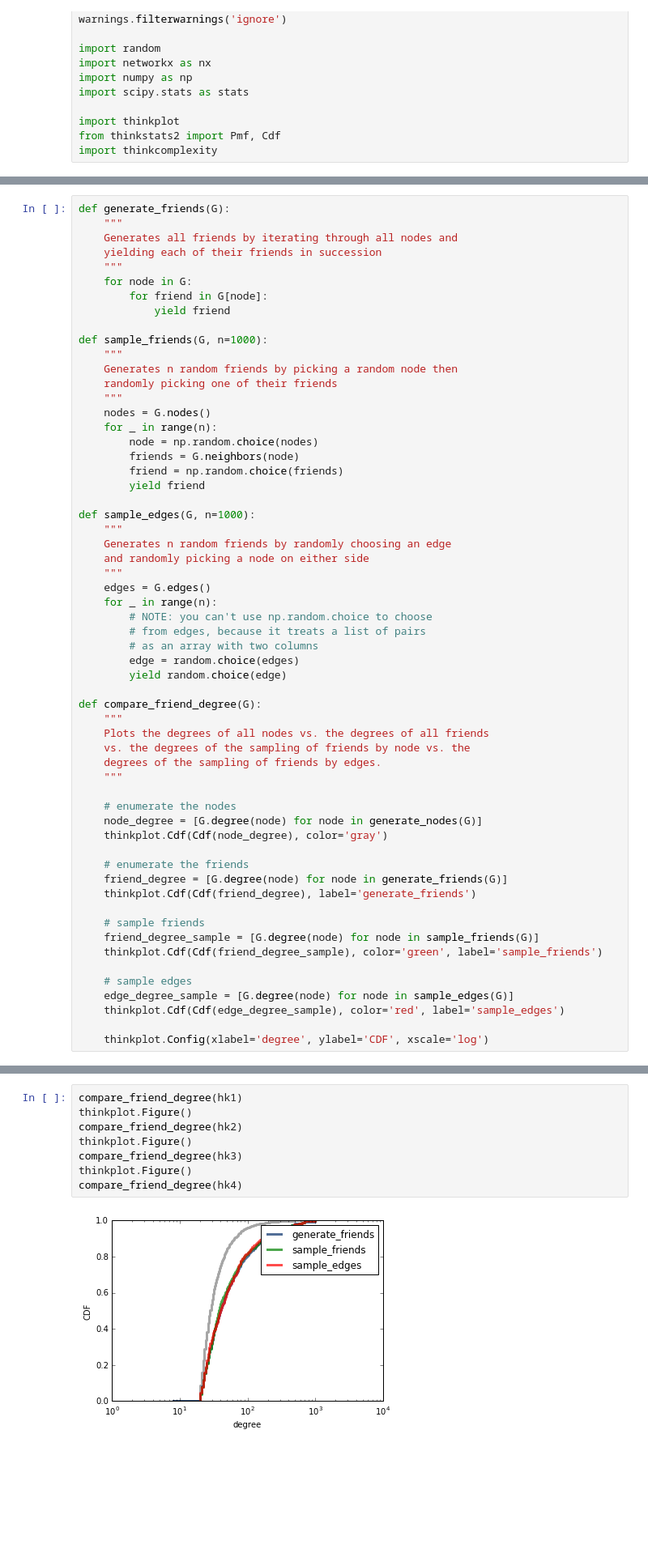
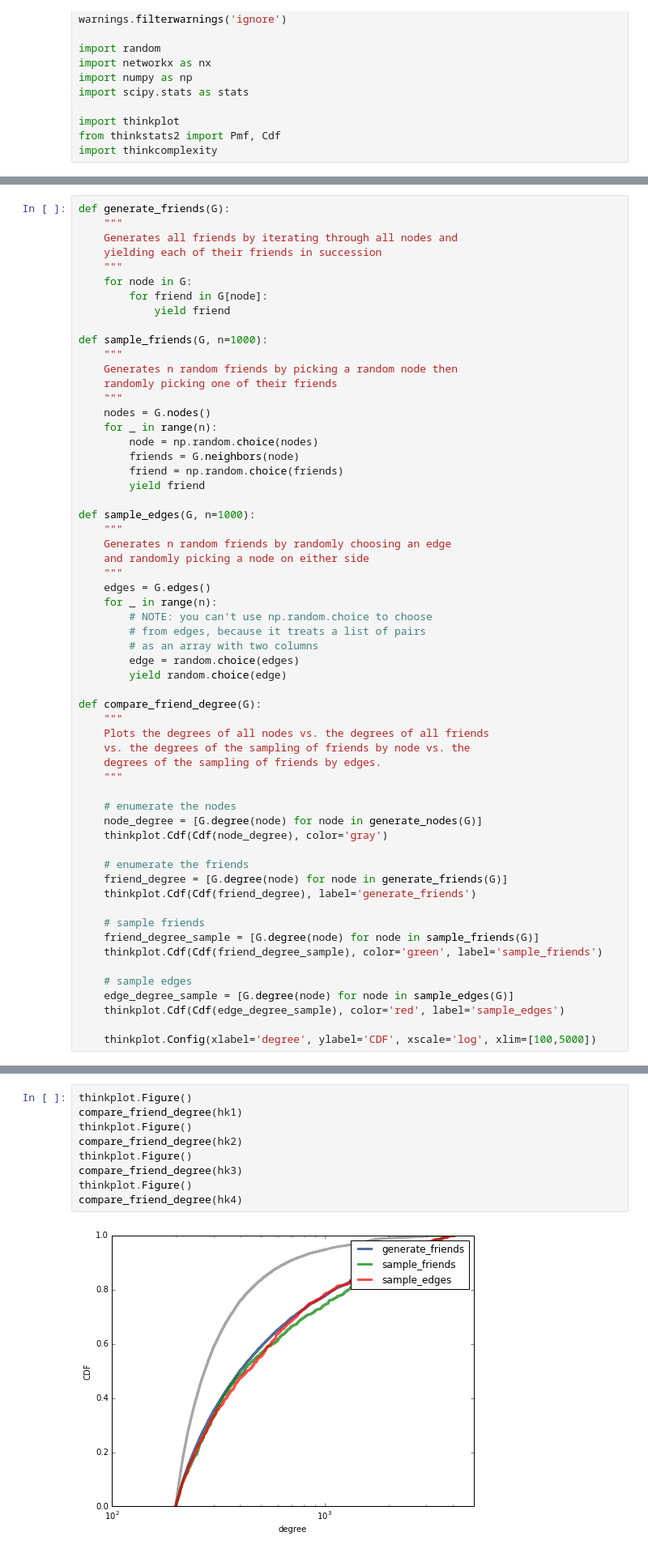
Before and after one commit to newsch/friend_value_hacking, a Jupyter notebook: code/HolmeKim.ipynb, the cells around one changed output, grey strips where cells are left out. Shown at 81% size. Drawn from its saved outputs; the diff is of its cells as text; blank space fills up the shorter version.

```diff
--- a/code/HolmeKim.ipynb
+++ b/code/HolmeKim.ipynb
@@ -103,7 +103,7 @@ def compare_friend_degree(G):
     edge_degree_sample = [G.degree(node) for node in sample_edges(G)]
     thinkplot.Cdf(Cdf(edge_degree_sample), color='red', label='sample_edges')
 
-    thinkplot.Config(xlabel='degree', ylabel='CDF', xscale='log')
+    thinkplot.Config(xlabel='degree', ylabel='CDF', xscale='log', xlim=[100,5000])
 # %%
 hk1 = nx.powerlaw_cluster_graph(20000, 200, 0.1)
 print("hk1")
@@ -129,10 +135,11 @@ compare_node_degree(hk4)
 # %%
+thinkplot.Figure()
 compare_friend_degree(hk1)
 thinkplot.Figure()
 compare_friend_degree(hk2)
 thinkplot.Figure()
 compare_friend_degree(hk3)
 thinkplot.Figure()
 compare_friend_degree(hk4)
 # %% [output]
-[figure, old version]
+[figure, new version]
```
Also changed, not shown: parts of 5 cells of this notebook.
